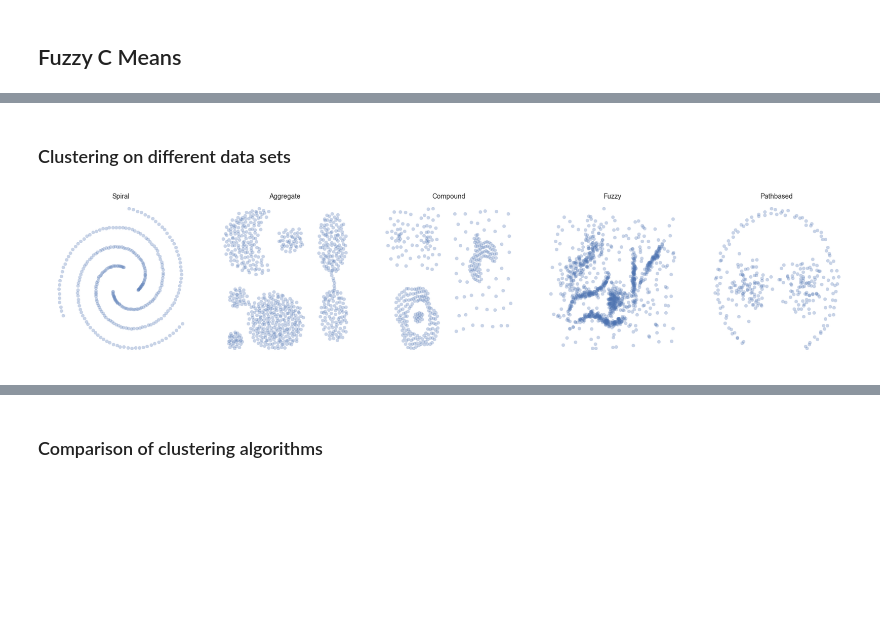
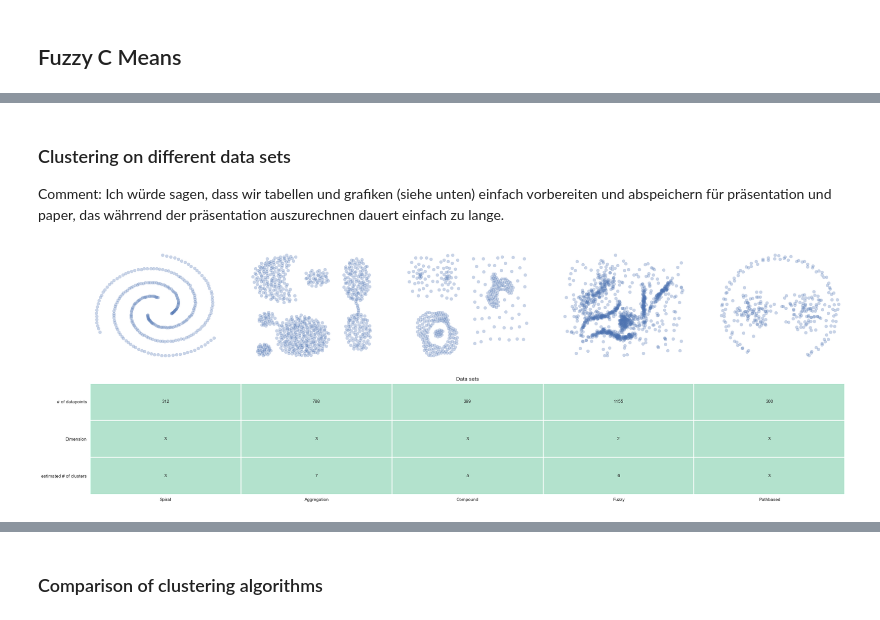
Before and after one commit to clustertoolsgroup/clustertools_project, a Jupyter notebook: presentation.ipynb, the cells around one changed output, grey strips where cells are left out. Saved outputs shown, nothing was run; the diff lists cells and outputs as text; code cells hidden in the pictures; blank space fills up the shorter version.

```diff
--- a/presentation.ipynb
+++ b/presentation.ipynb
@@ -101,21 +101,21 @@ Sum of within cluster squared errors: 432.889173
-# %% [markdown]
-### Clustering on different data sets
+# %% [markdown]
+### Clustering on different data sets
+
+Comment: Ich würde sagen, dass wir tabellen und grafiken (siehe unten) einfach vorbereiten und abspeichern für präsentation und paper, das währrend der präsentation auszurechnen dauert einfach zu lange.
 # %%
-def format_subplots(size):
-    plt.figure(figsize=size)
+def format_subplots():
+    plt.figure(figsize=(30,10))
     ax1 = plt.subplot2grid((2,5), (0, 0))
     ax2 = plt.subplot2grid((2,5), (0, 1))
     ax3 = plt.subplot2grid((2,5), (0, 2))
     ax4 = plt.subplot2grid((2,5), (0, 3))
     ax5 = plt.subplot2grid((2,5), (0, 4))
-    ax6 = plt.subplot2grid((2,6), (1,0), colspan=6)
+    ax6 = plt.subplot2grid((2,5), (1,0), colspan=6)
     ax = [ax1,ax2, ax3, ax4, ax5]
-    row_labels=['Data points', 'Dimension', 'Computing time [s]', '# of iterations',  '# of clusters', 'Mean cluster to center']
+    row_labels=[ 'Computing time [s]', '# of iterations',  '# of clusters', 'Mean cluster to center']
     column_labels=['Spiral','Aggregation','Compound', 'Fuzzy', 'Pathbased']
     return ax, row_labels, column_labels
 # %%
-f, axarr = plt.subplots(1,5, figsize=(30,6))
-
 spiral=load_spiral_data(scale = 'True')
 aggr=load_aggregation_data(scale = 'True')
 compound = load_compound_data(scale = 'True')
@@ -123,17 +123,22 @@ fuzzy = load_fuzzy_data(scale = 'True')
 fuzzy = fuzzy[np.arange(0,2309,2),:]
 pathbased = load_pathbased_data(scale = 'True')
 dataset = [spiral, aggr, compound, fuzzy, pathbased]
-
-for i in range(5):
-    axarr[i].scatter(dataset[i][:,0],dataset[i][:,1],alpha=.3)
-    axarr[i].axis('off')
-
-axarr[0].set_title('Spiral')
-axarr[1].set_title('Aggregate')
-axarr[2].set_title('Compound')
-axarr[3].set_title('Fuzzy')
-axarr[4].set_title('Pathbased')
-plt.show()
-# %% [output]
-[figure, removed]
+# %%
+ax, row_labels, column_labels = format_subplots()
+row_labels = ['       # of datapoints', 'Dimension', 'estimated # of clusters']
+datasetresults = np.zeros((3,5))
+for i in range(5):
+    data = dataset[i]
+    datasetresults[ 0,i] = int(np.size(data,0))
+    datasetresults[ 1,i] = int(np.size(data,1))
+    ax[i].scatter(data[:,0],data[:,1],alpha=.3)
+    ax[i].axis('off')
+datasetresults[2,:] = np.array([3,7,5,6,3])
+
+df = pd.DataFrame(datasetresults[:,:],row_labels , column_labels)
+ax6 = sns.heatmap(df,vmin=0, vmax=10000, annot=True,cbar = False, fmt="g", linewidths=1, cmap="Pastel2")
+plt.title('Data sets')
+plt.show()
+# %% [output]
+[figure, added]
 # %%
```
Also changed, not shown: parts of 9 cells of this notebook, 1 other file.
